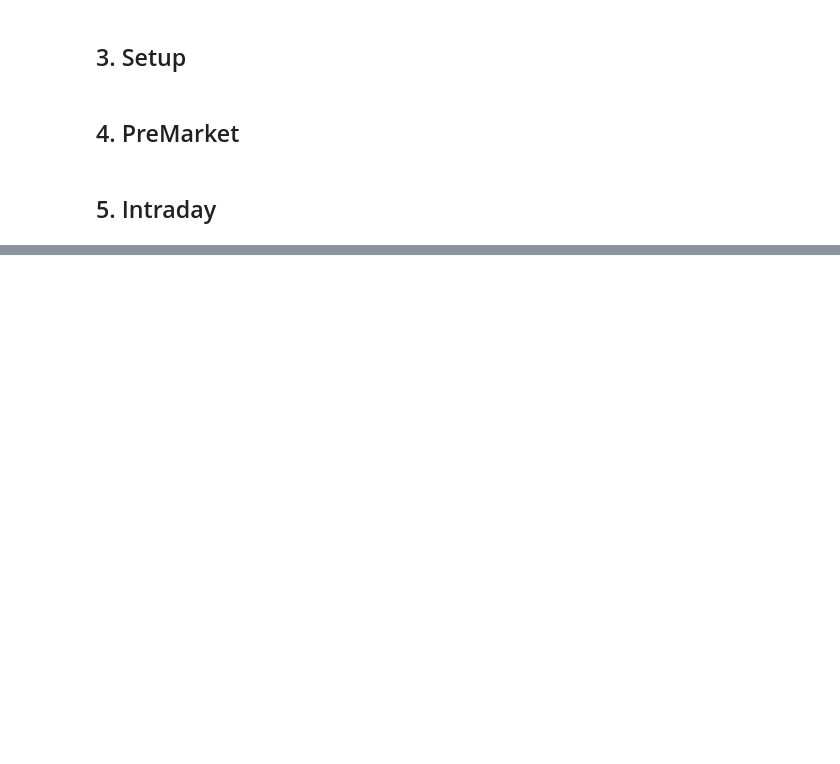
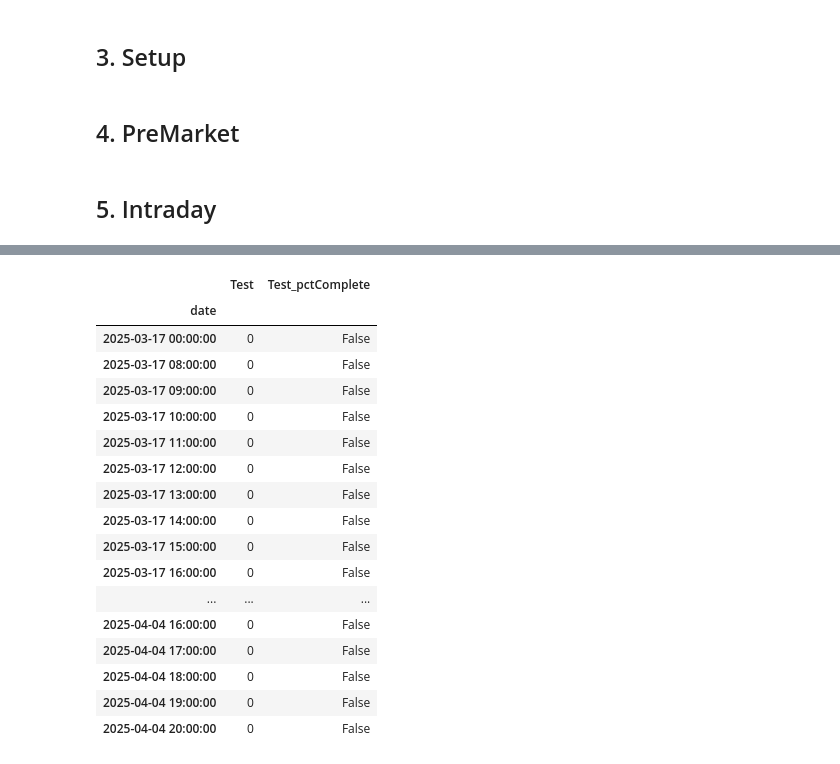
Before and after one commit to Design-01/stockbot_4, a Jupyter notebook: TEST_StockX.ipynb, the cells around one changed output, grey strips where cells are left out. Drawn from its saved outputs; the diff is of its cells as text; code cells hidden in the pictures; blank space fills up the shorter version.

Commit message:
Testing Strategy.  Ok now to integrate

```diff
--- a/TEST_StockX.ipynb
+++ b/TEST_StockX.ipynb
@@ -1180,0 +295,87 @@ Complex LONG signal result: 13.200000000000001
+# %%
+
+import pandas as pd
+from dataclasses import dataclass
+from strategies.signals import Score, MultiSignals
+from strategies.preset_strats import TAPresets1D, TAPresets1H
+
+@dataclass
+class Strategy(MultiSignals):
+    name: str
+
+    def __post_init__(self):
+        self.names = [self.name, f"{self.name}_pctComplete"]
+        self.steps = []
+        self.pctComplete = 0
+        self.current_step = 1
+        self.passed = False
+
+    def add_step(self, scoreObj:Score, failObj:Score, ifFailStartFromStep:int):
+        self.steps.append({'scoreObj': scoreObj, 'failObj': failObj, 'ifFailStartFromStep': ifFailStartFromStep})
+
+
+    def _compute_row(self, df: pd.DataFrame) -> pd.Series:
+        if self.passed > 0:
+            self.passed = False
+            self.current_step = 1
+            self.pctComplete = 0
+
+        for i, step in enumerate(self.steps):
+
+            if i+1 >= self.current_step:
+                scoreObj = step['scoreObj']
+                failObj = step['failObj']
+                scorePassed  = df[scoreObj.name_passed].iloc[-1]
+                failed = df[failObj.name_passed].iloc[-1]
+
+                if pd.isna(scorePassed):
+                    break
+
+                if failed > 0:
+                    self.current_step = step['ifFailStartFromStep']
+                    self.passed = False
+                    break
+
+                if scorePassed > 0:
+                    self.pctComplete = self.current_step / len(self.steps) * 100
+                    if self.current_step == len(self.steps):
+                        self.passed = True
+                    else:
+                        self.current_step += 1
+
+
+        # print(f"Step {df.index[-1]}: current_step={self.current_step}, len Steps={len(self.steps)}, pctComplete={self.pctComplete}, passed={self.passed}")
+
+        return pd.Series({'pctComplete': self.pctComplete, 'passed': self.passed })
+
+    def compute_signals(self, df: pd.DataFrame) -> pd.DataFrame:
+        results = pd.DataFrame(index=df.index, columns=self.names)
+        for i in range(len(df)):
+            results.iloc[i] = self._compute_row(df.iloc[:i+1])
+        return results
+
+prests = sx.get_frame('1 hour').taPresets
+strat = Strategy(name='Test')
+strat.add_step(scoreObj=prests.s_1H, failObj=prests.s_1H_fail, ifFailStartFromStep=1)
+
+strat.steps
+strat.compute_signals(sx.get_frame_data('1 hour'))
+# %% [output]
+|  | Test | Test_pctComplete |
+| date |  |  |
+| 2025-03-17 00:00:00 | 0 | False |
+| 2025-03-17 08:00:00 | 0 | False |
+| 2025-03-17 09:00:00 | 0 | False |
+| 2025-03-17 10:00:00 | 0 | False |
+| 2025-03-17 11:00:00 | 0 | False |
+| 2025-03-17 12:00:00 | 0 | False |
+| 2025-03-17 13:00:00 | 0 | False |
+| 2025-03-17 14:00:00 | 0 | False |
+| 2025-03-17 15:00:00 | 0 | False |
+| 2025-03-17 16:00:00 | 0 | False |
+| ... | ... | ... |
+| 2025-04-04 16:00:00 | 0 | False |
+| 2025-04-04 17:00:00 | 0 | False |
+| 2025-04-04 18:00:00 | 0 | False |
+| 2025-04-04 19:00:00 | 0 | False |
+| 2025-04-04 20:00:00 | 0 | False |
```
Also changed, not shown: parts of 14 cells of this notebook, 2 other files.
